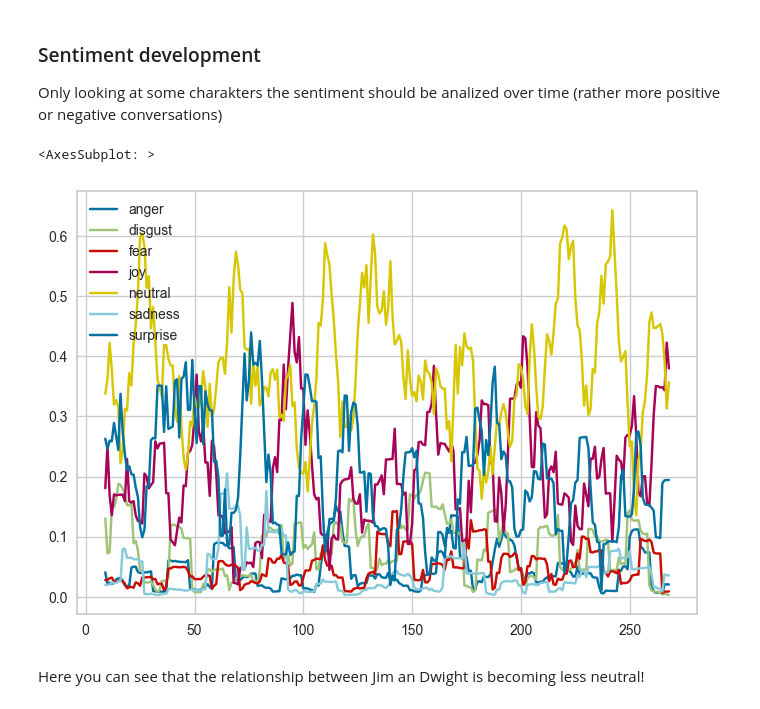
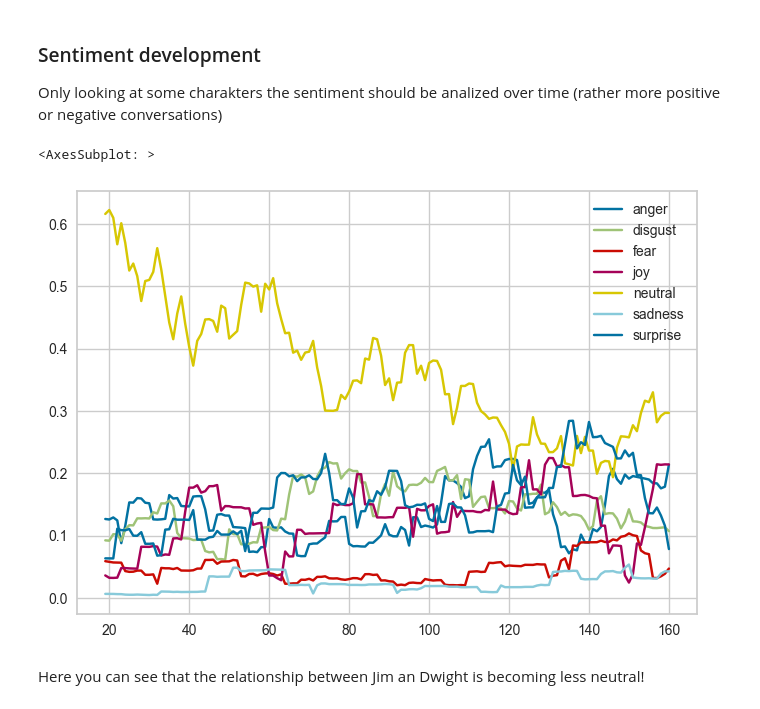
Before and after one commit to timo282/NLP-The-Office, a Jupyter notebook: notebooks/analysis_nlp.ipynb, the cells around one changed output. Saved outputs shown, nothing was run; the diff lists cells and outputs as text; code cells hidden in the pictures.

```diff
--- a/notebooks/analysis_nlp.ipynb
+++ b/notebooks/analysis_nlp.ipynb
@@ -511,7 +511,7 @@ def concatenate_scenes_and_speakers(df):
 df_concate_scenes_speakers = concatenate_scenes_and_speakers(df_raw)
 # %%
 # filter for scenes with only Jim and Pam
-df_concate_scenes_speakers_duo = df_concate_scenes_speakers[df_concate_scenes_speakers["speaker"].apply(lambda x: len(x) == 2 and "Pam" in x and "Jim" in x)]
+df_concate_scenes_speakers_duo = df_concate_scenes_speakers[df_concate_scenes_speakers["speaker"].apply(lambda x: len(x) == 2 and "Dwight" in x and "Jim" in x)]
 
 emotion_analysis = []
 
@@ -535,10 +535,10 @@ from scipy.signal import savgol_filter
 
 px.line(df_emotion_analysis, x="season_episode", y=["anger", "disgust", "fear", "joy", "neutral", "sadness", "surprise"], title="Emotion over time", color_discrete_sequence=px.colors.qualitative.Pastel)
 # %%
-pd.DataFrame(emotion_analysis)[["anger", "disgust", "fear", "joy", "neutral", "sadness", "surprise"]].rolling(10).mean().plot()
+pd.DataFrame(emotion_analysis)[["anger", "disgust", "fear", "joy", "neutral", "sadness", "surprise"]].rolling(20).mean().plot()
 # %% [output]
 <AxesSubplot: >
-[figure, old version]
+[figure, new version]
 # %% [markdown]
 Here you can see that the relationship between Jim an Dwight is becoming less neutral!
 # %% [markdown]
```
Also changed, not shown: parts of 3 cells of this notebook.
